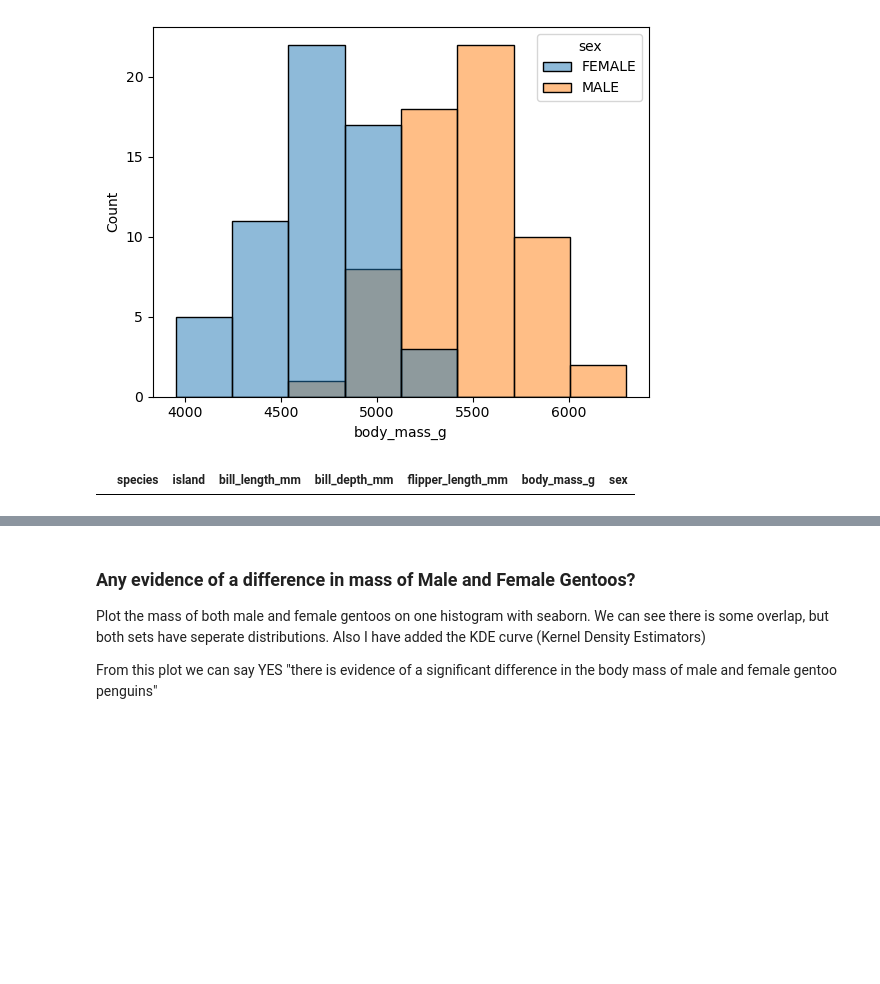
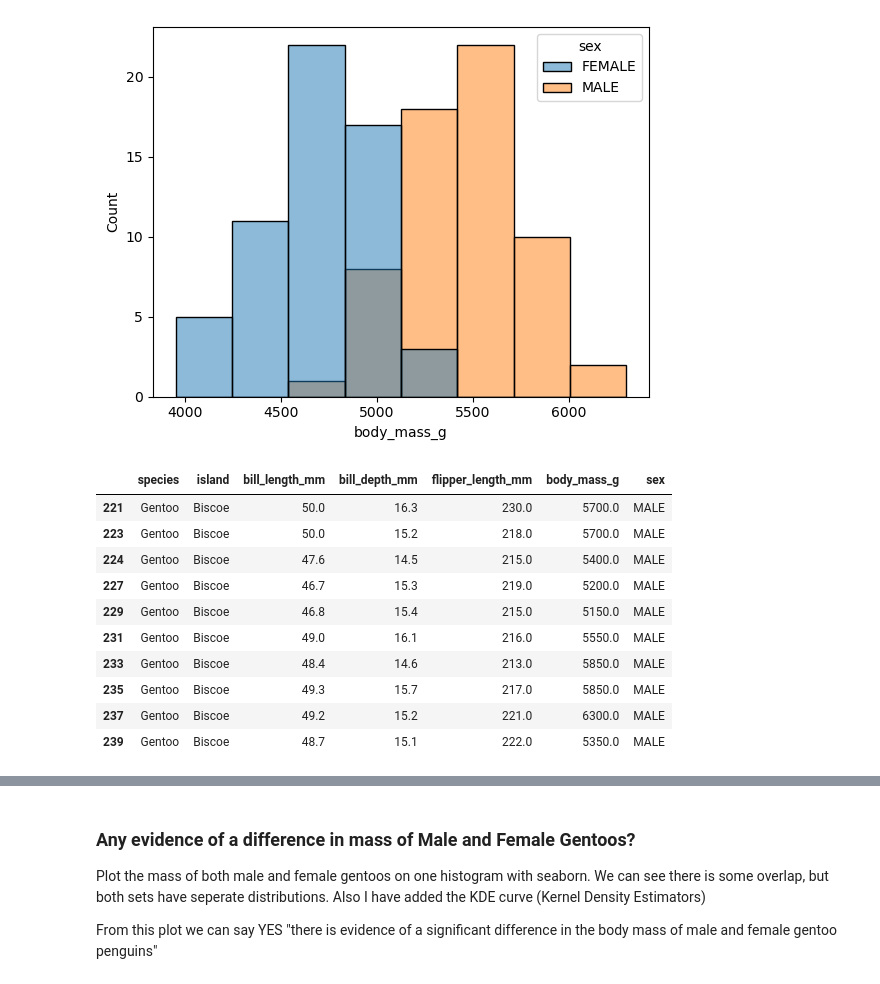
Before and after one commit to JScarry/MLAS_project, a Jupyter notebook: Tasks/Task3.ipynb, the cells around one changed output, grey strips where cells are left out. Drawn from its saved outputs; the diff is of its cells as text; code cells hidden in the pictures; blank space fills up the shorter version.

```diff
--- a/Tasks/Task3.ipynb
+++ b/Tasks/Task3.ipynb
@@ -252,7 +254,7 @@ import matplotlib.pyplot as plt
 import seaborn as sns
 
 #penguins = sns.load_dataset('penguins') #load the dataset from seaborn library
-penguins = pd.read_csv(r"data\penguins.csv")
+penguins = pd.read_csv(r"..\data\penguins.csv")
 penguins.head(10) #show the first 10 rows
 # %% [output]
 |  | species | island | bill_length_mm | bill_depth_mm | flipper_length_mm | body_mass_g | sex |
@@ -321,8 +323,18 @@ sns.histplot(data=gentoos, x="body_mass_g", hue="sex")
 <Axes: xlabel='body_mass_g', ylabel='Count'>
 [figure]
 # %%
-gentoos_male = gentoos[gentoos['sex'] == 'Male']
+gentoos_male = gentoos[gentoos['sex'] == 'MALE']
 gentoos_male.head(10)
 # %% [output]
 |  | species | island | bill_length_mm | bill_depth_mm | flipper_length_mm | body_mass_g | sex |
+| 221 | Gentoo | Biscoe | 50.0 | 16.3 | 230.0 | 5700.0 | MALE |
+| 223 | Gentoo | Biscoe | 50.0 | 15.2 | 218.0 | 5700.0 | MALE |
+| 224 | Gentoo | Biscoe | 47.6 | 14.5 | 215.0 | 5400.0 | MALE |
+| 227 | Gentoo | Biscoe | 46.7 | 15.3 | 219.0 | 5200.0 | MALE |
+| 229 | Gentoo | Biscoe | 46.8 | 15.4 | 215.0 | 5150.0 | MALE |
+| 231 | Gentoo | Biscoe | 49.0 | 16.1 | 216.0 | 5550.0 | MALE |
+| 233 | Gentoo | Biscoe | 48.4 | 14.6 | 213.0 | 5850.0 | MALE |
+| 235 | Gentoo | Biscoe | 49.3 | 15.7 | 217.0 | 5850.0 | MALE |
+| 237 | Gentoo | Biscoe | 49.2 | 15.2 | 221.0 | 6300.0 | MALE |
+| 239 | Gentoo | Biscoe | 48.7 | 15.1 | 222.0 | 5350.0 | MALE |
 # %%
```
Also changed, not shown: parts of 31 cells of this notebook, 23 other files.
